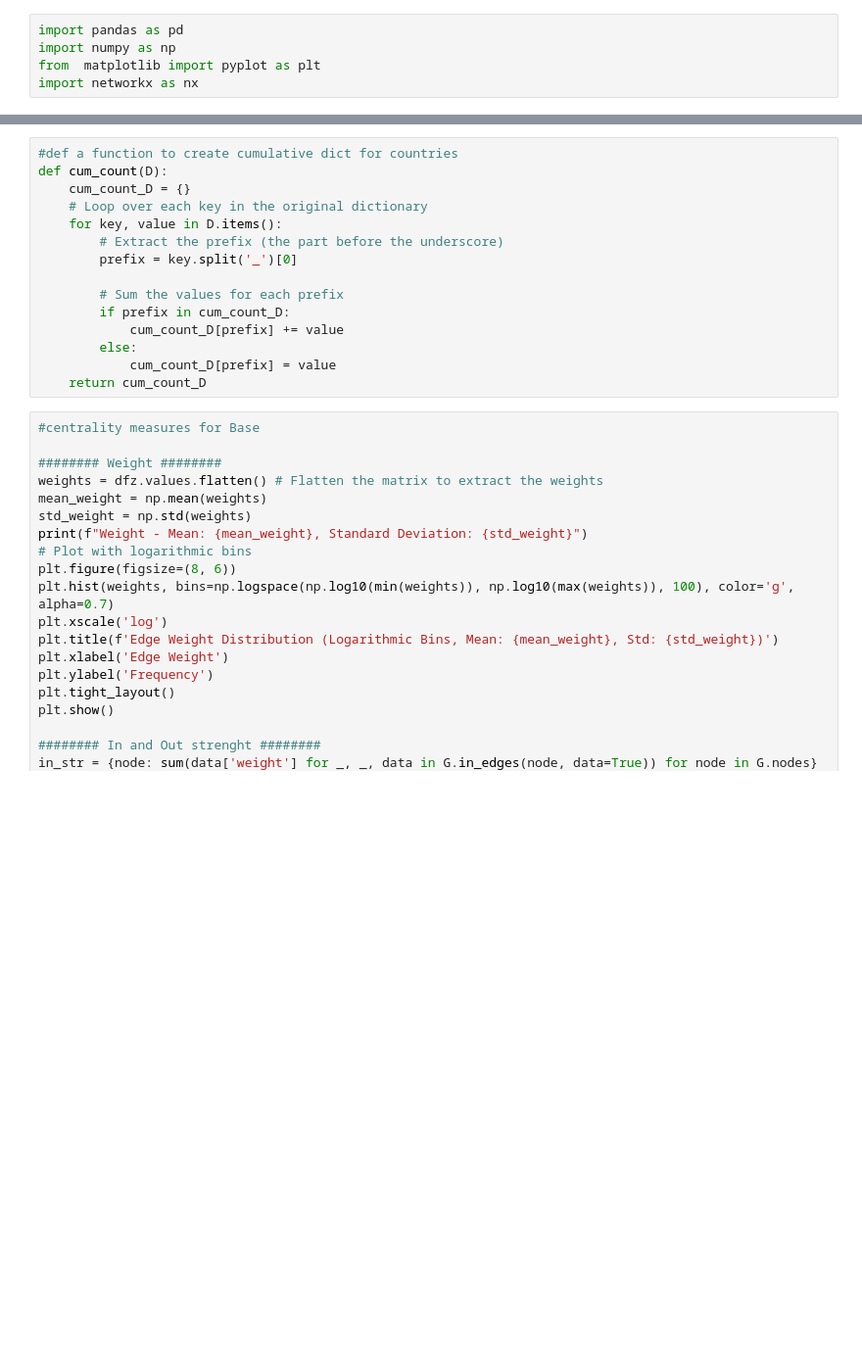
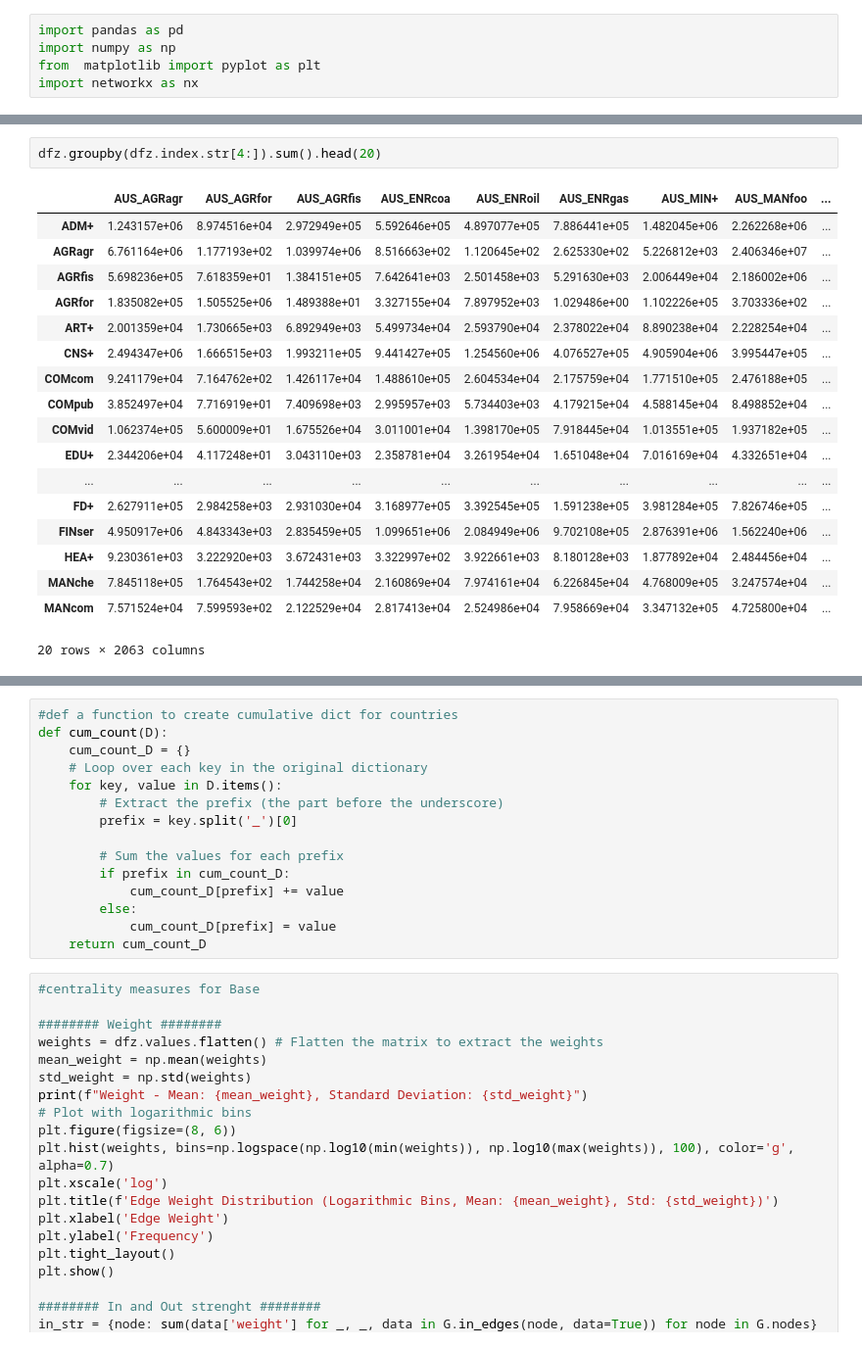
Before and after one commit to FabioEhr/Complex-Network, a Jupyter notebook: Z_analysis.ipynb, the cells around one changed output, grey strips where cells are left out. Shown at 98% size. Cells and saved outputs as stored; diff of their text form; blank space fills up the shorter version.

```diff
--- a/Z_analysis.ipynb
+++ b/Z_analysis.ipynb
@@ -17,0 +254,21 @@ G_b_c = nx.from_pandas_adjacency(dfz_b_c, create_using=nx.DiGraph)
+# %%
+dfz.groupby(dfz.index.str[4:]).sum().head(20)
+# %% [output]
+|  | AUS_AGRagr | AUS_AGRfor | AUS_AGRfis | AUS_ENRcoa | AUS_ENRoil | AUS_ENRgas | AUS_MIN+ | AUS_MANfoo | ... |
+| ADM+ | 1.243157e+06 | 8.974516e+04 | 2.972949e+05 | 5.592646e+05 | 4.897077e+05 | 7.886441e+05 | 1.482045e+06 | 2.262268e+06 | ... |
+| AGRagr | 6.761164e+06 | 1.177193e+02 | 1.039974e+06 | 8.516663e+02 | 1.120645e+02 | 2.625330e+02 | 5.226812e+03 | 2.406346e+07 | ... |
+| AGRfis | 5.698236e+05 | 7.618359e+01 | 1.384151e+05 | 7.642641e+03 | 2.501458e+03 | 5.291630e+03 | 2.006449e+04 | 2.186002e+06 | ... |
+| AGRfor | 1.835082e+05 | 1.505525e+06 | 1.489388e+01 | 3.327155e+04 | 7.897952e+03 | 1.029486e+00 | 1.102226e+05 | 3.703336e+02 | ... |
+| ART+ | 2.001359e+04 | 1.730665e+03 | 6.892949e+03 | 5.499734e+04 | 2.593790e+04 | 2.378022e+04 | 8.890238e+04 | 2.228254e+04 | ... |
+| CNS+ | 2.494347e+06 | 1.666515e+03 | 1.993211e+05 | 9.441427e+05 | 1.254560e+06 | 4.076527e+05 | 4.905904e+06 | 3.995447e+05 | ... |
+| COMcom | 9.241179e+04 | 7.164762e+02 | 1.426117e+04 | 1.488610e+05 | 2.604534e+04 | 2.175759e+04 | 1.771510e+05 | 2.476188e+05 | ... |
+| COMpub | 3.852497e+04 | 7.716919e+01 | 7.409698e+03 | 2.995957e+03 | 5.734403e+03 | 4.179215e+04 | 4.588145e+04 | 8.498852e+04 | ... |
+| COMvid | 1.062374e+05 | 5.600009e+01 | 1.675526e+04 | 3.011001e+04 | 1.398170e+05 | 7.918445e+04 | 1.013551e+05 | 1.937182e+05 | ... |
+| EDU+ | 2.344206e+04 | 4.117248e+01 | 3.043110e+03 | 2.358781e+04 | 3.261954e+04 | 1.651048e+04 | 7.016169e+04 | 4.332651e+04 | ... |
+| ... | ... | ... | ... | ... | ... | ... | ... | ... | ... |
+| FD+ | 2.627911e+05 | 2.984258e+03 | 2.931030e+04 | 3.168977e+05 | 3.392545e+05 | 1.591238e+05 | 3.981284e+05 | 7.826746e+05 | ... |
+| FINser | 4.950917e+06 | 4.843343e+03 | 2.835459e+05 | 1.099651e+06 | 2.084949e+06 | 9.702108e+05 | 2.876391e+06 | 1.562240e+06 | ... |
+| HEA+ | 9.230361e+03 | 3.222920e+03 | 3.672431e+03 | 3.322997e+02 | 3.922661e+03 | 8.180128e+03 | 1.877892e+04 | 2.484456e+04 | ... |
+| MANche | 7.845118e+05 | 1.764543e+02 | 1.744258e+04 | 2.160869e+04 | 7.974161e+04 | 6.226845e+04 | 4.768009e+05 | 3.247574e+04 | ... |
+| MANcom | 7.571524e+04 | 7.599593e+02 | 2.122529e+04 | 2.817413e+04 | 2.524986e+04 | 7.958669e+04 | 3.347132e+05 | 4.725800e+04 | ... |
+20 rows × 2063 columns
```
Also changed, not shown: parts of 31 cells of this notebook, 18 other files.
